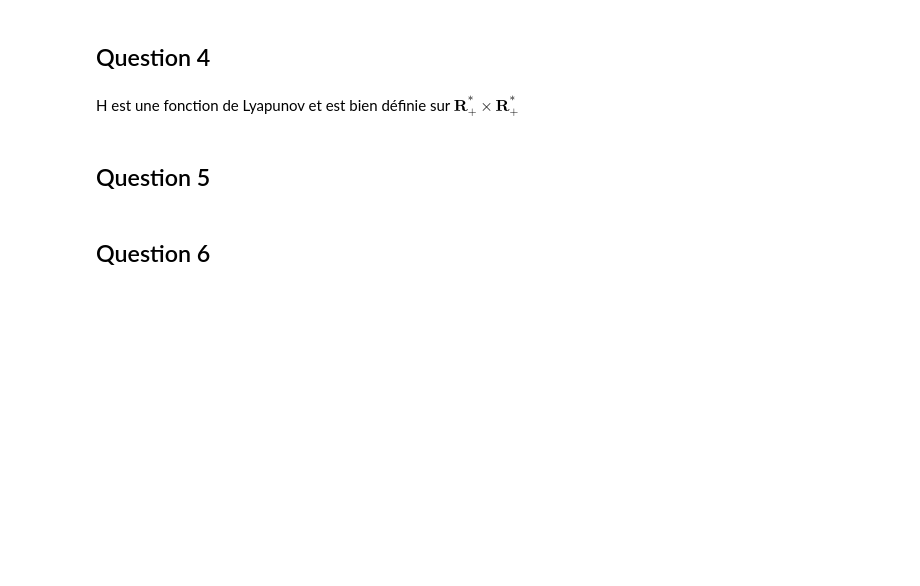
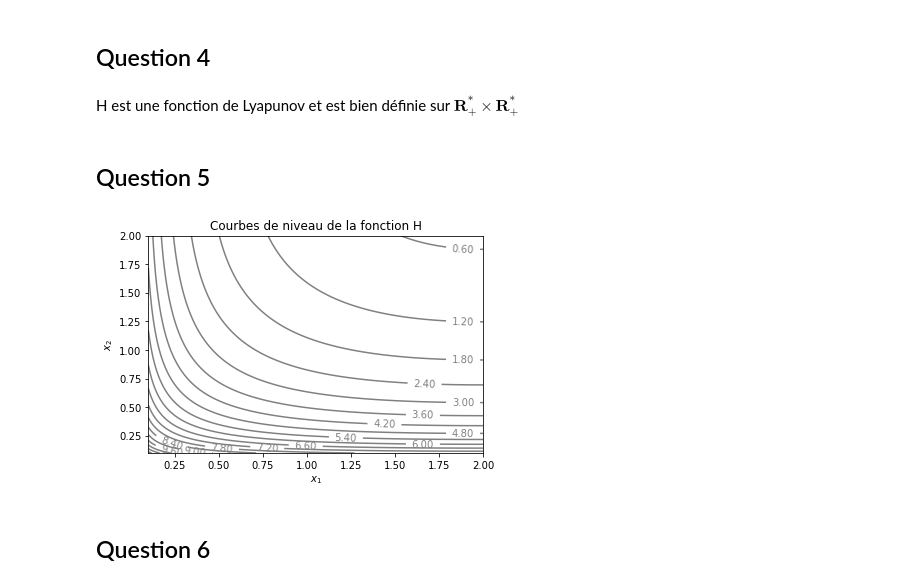
Before and after one commit to hallerantoine/projet-equa-diff, a Jupyter notebook: Projet équations différentielles.ipynb, the cells around one changed output. Cells and saved outputs as stored; diff of their text form; code cells hidden in the pictures; blank space fills up the shorter version.

```diff
--- a/Projet équations différentielles.ipynb
+++ b/Projet équations différentielles.ipynb
@@ -113,5 +120,21 @@ $x_1$ et $x_2$ étant continues, elles ne croiseront jamais l'axe des abscices e
 H est une fonction de Lyapunov et est bien définie sur $\mathbf{R}_{+}^{*} \times \mathbf{R}_{+}^{*}$
 # %% [markdown]
 ## Question 5
+# %%
+def H(x1,x2):
+    return d*x1 - g*np.log(x1) + b*x2 - a*np.log(x2)
+
+x , y = np.meshgrid(np.linspace(0.1,2,201),np.linspace(0.1,2,201))
+z = H(x,y)
+
+plt.figure(1)
+graphe = plt.contour(x,y,z,20,colors="grey")
+plt.clabel(graphe,inline=1,fontsize=10,fmt='%3.2f')
+plt.xlabel(r"$x_{1}$")
+plt.ylabel(r"$x_{2}$")
+plt.title("Courbes de niveau de la fonction H")
+plt.show()
+# %% [output]
+[figure, added]
 # %% [markdown]
 ## Question 6
```
Also changed, not shown: parts of 7 cells of this notebook.
